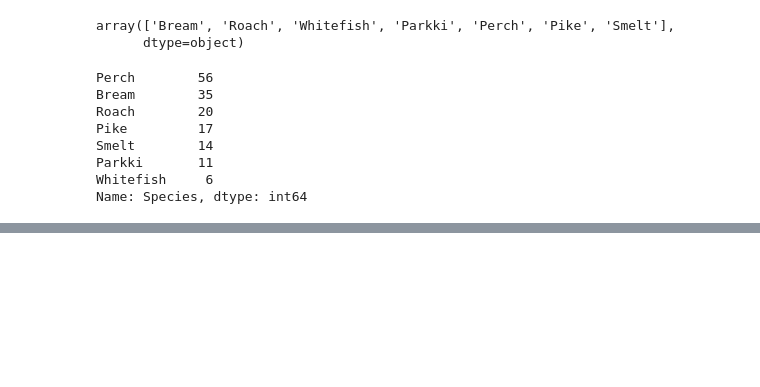
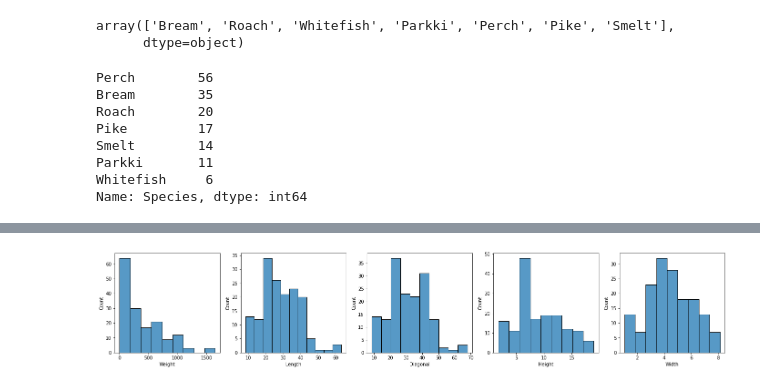
Before and after one commit to JakeOh/202208_itw_java134_lab_python, a Jupyter notebook: ml02_knn.ipynb, the cells around one changed output, grey strips where cells are left out. Drawn from its saved outputs; the diff is of its cells as text; code cells hidden in the pictures; blank space fills up the shorter version.

```diff
--- a/ml02_knn.ipynb
+++ b/ml02_knn.ipynb
@@ -80,0 +94,11 @@ plt.show()
+# %%
+# 1x5 subplot에 숫자타입 변수 5개의 히스토그램.
+fig, ax = plt.subplots(ncols=5, figsize=(24, 4))
+
+variables = fish_df.columns[1:]
+for i, v in enumerate(variables):
+    sns.histplot(data=fish_df, x=v, ax=ax[i])
+
+plt.show()
+# %% [output]
+[figure, added]
```
Also changed, not shown: parts of 9 cells of this notebook.
